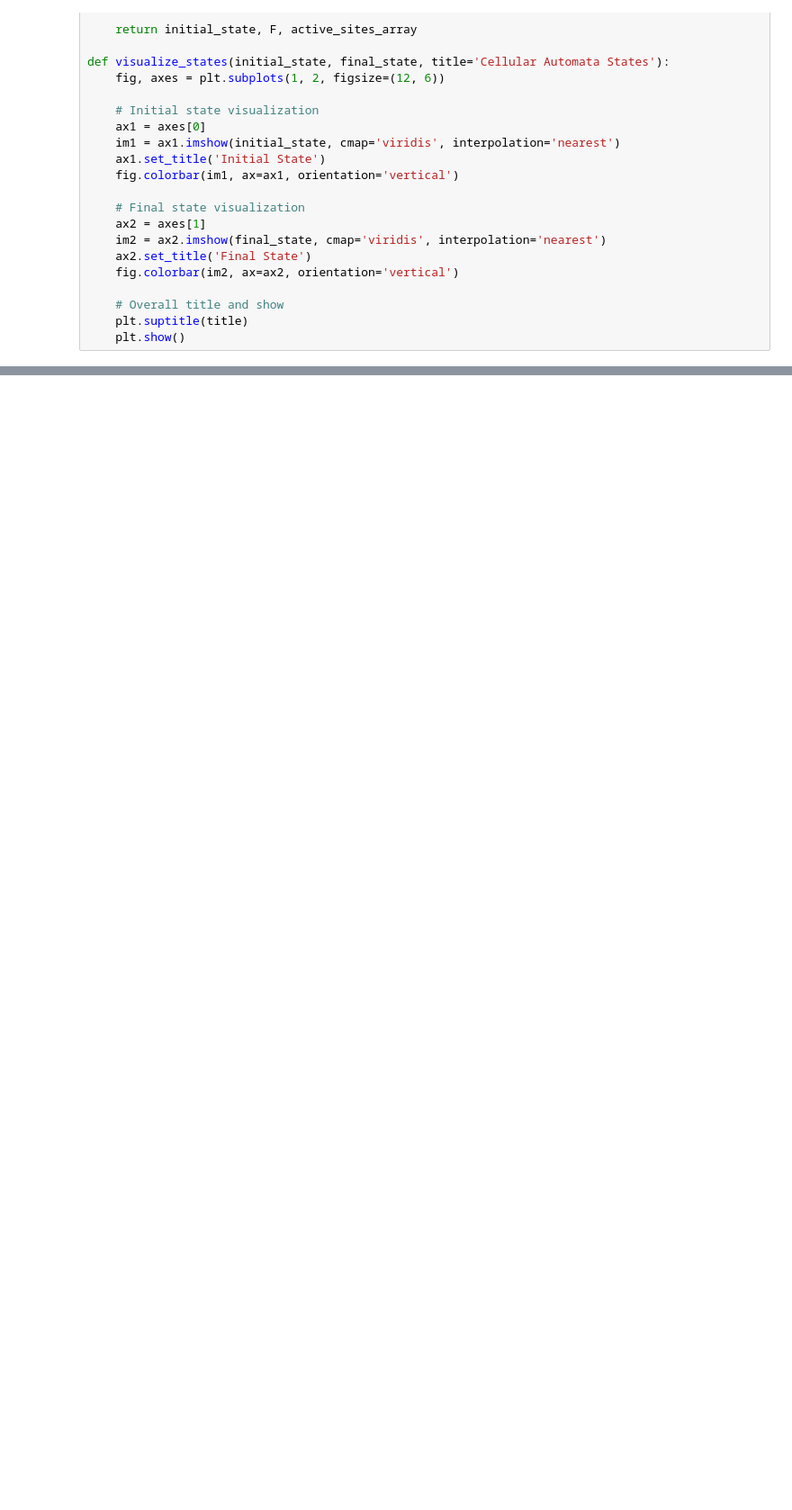
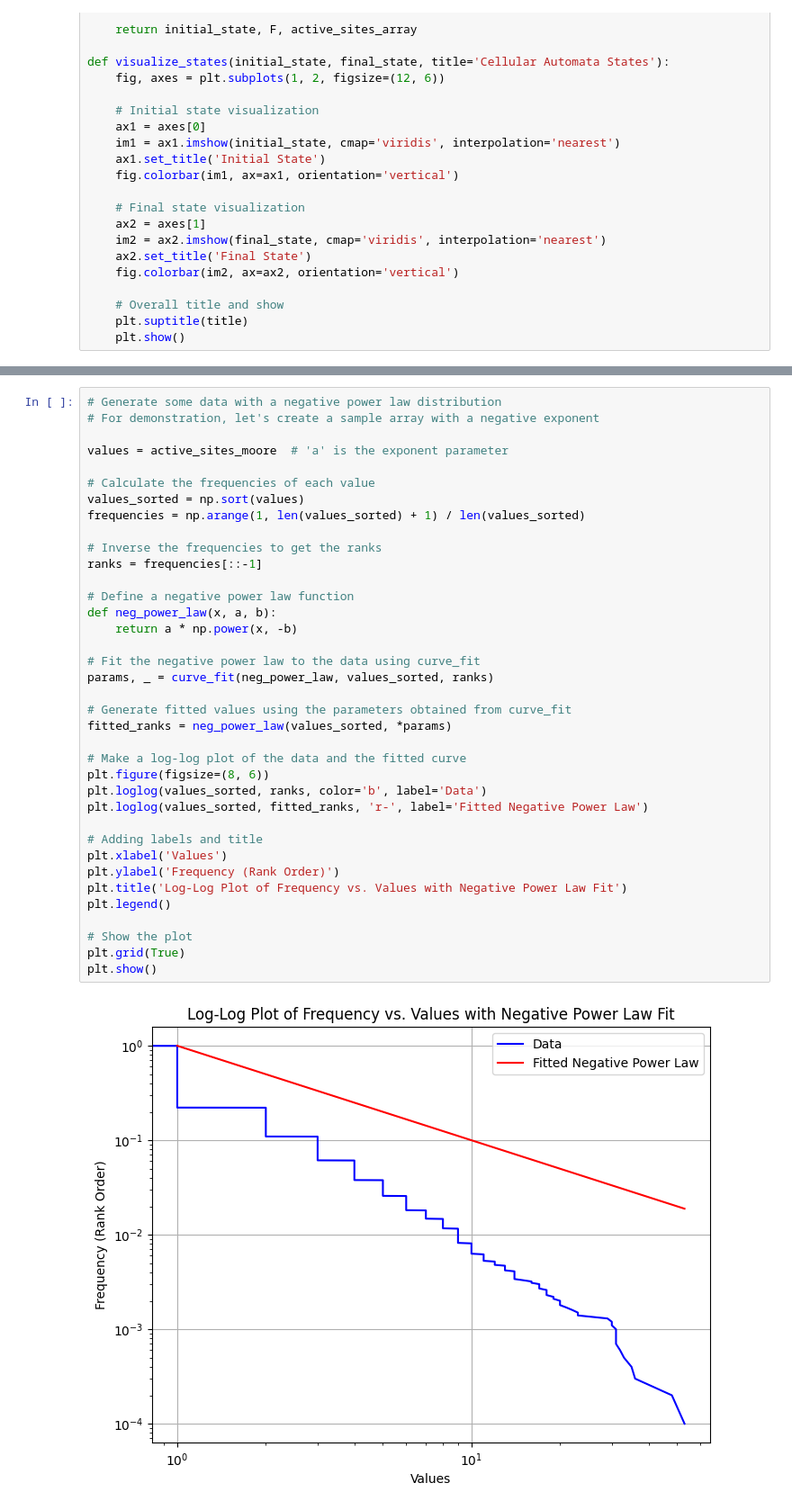
Before and after one commit to vitalismaxim/group_17, a Jupyter notebook: OFC.ipynb, the cells around one changed output, grey strips where cells are left out. Shown at 90% size. Saved outputs shown, nothing was run; the diff lists cells and outputs as text; blank space fills up the shorter version.

```diff
--- a/OFC.ipynb
+++ b/OFC.ipynb
@@ -117,3 +114,42 @@ print(active_sites_von)
+# %%
+# Generate some data with a negative power law distribution
+# For demonstration, let's create a sample array with a negative exponent
+
+values = active_sites_moore  # 'a' is the exponent parameter
+
+# Calculate the frequencies of each value
+values_sorted = np.sort(values)
+frequencies = np.arange(1, len(values_sorted) + 1) / len(values_sorted)
+
+# Inverse the frequencies to get the ranks
+ranks = frequencies[::-1]
+
+# Define a negative power law function
+def neg_power_law(x, a, b):
+    return a * np.power(x, -b)
+
+# Fit the negative power law to the data using curve_fit
+params, _ = curve_fit(neg_power_law, values_sorted, ranks)
+
+# Generate fitted values using the parameters obtained from curve_fit
+fitted_ranks = neg_power_law(values_sorted, *params)
+
+# Make a log-log plot of the data and the fitted curve
+plt.figure(figsize=(8, 6))
+plt.loglog(values_sorted, ranks, color='b', label='Data')
+plt.loglog(values_sorted, fitted_ranks, 'r-', label='Fitted Negative Power Law')
+
+# Adding labels and title
+plt.xlabel('Values')
+plt.ylabel('Frequency (Rank Order)')
+plt.title('Log-Log Plot of Frequency vs. Values with Negative Power Law Fit')
+plt.legend()
+
+# Show the plot
+plt.grid(True)
+plt.show()
+# %% [output]
+[figure, added]
 # %%
 plt.plot(active_sites_moore, label='Moore')
 from collections import Counter
```
Also changed, not shown: parts of 7 cells of this notebook.
